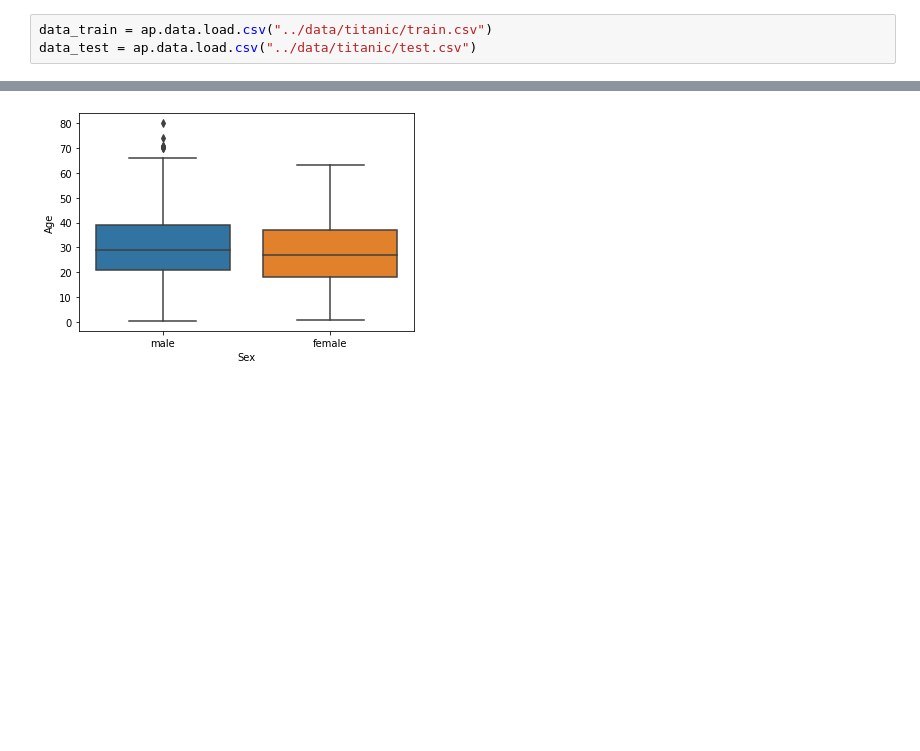
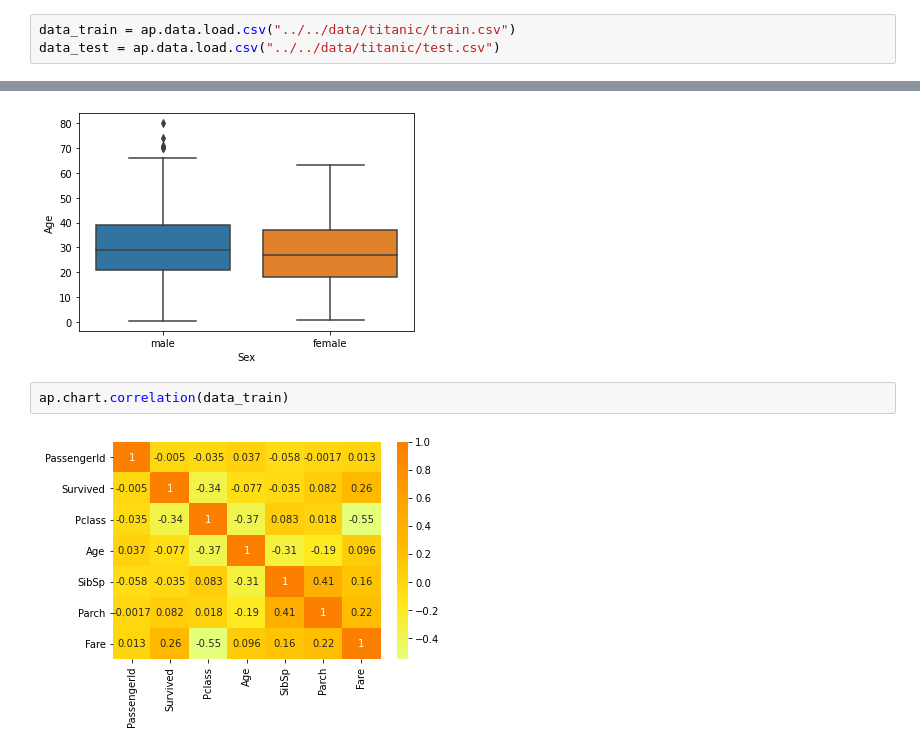
Before and after one commit to ah4d1/anoapycore, a Jupyter notebook: samples/dev/titanic/titanic-chart.ipynb, the cells around one changed output, grey strips where cells are left out. Saved outputs shown, nothing was run; the diff lists cells and outputs as text; blank space fills up the shorter version.

```diff
--- a/samples/dev/titanic/titanic-chart.ipynb
+++ b/samples/dev/titanic/titanic-chart.ipynb
@@ -1,8 +1,8 @@
 # %%
 import anoapycore as ap
 # %%
-data_train = ap.data.load.csv("../data/titanic/train.csv")
-data_test = ap.data.load.csv("../data/titanic/test.csv")
+data_train = ap.data.load.csv("../../data/titanic/train.csv")
+data_test = ap.data.load.csv("../../data/titanic/test.csv")
 # %%
 ap.data.sample(data_train)
 # %% [output]
@@ -40,3 +40,7 @@ ap.chart.boxplot(data_train,'Age')
 ap.chart.boxplot(data_train,'Sex','Age')
 # %% [output]
 [figure]
+# %%
+ap.chart.correlation(data_train)
+# %% [output]
+[figure, added]
```
Also changed, not shown: 1 other file.
